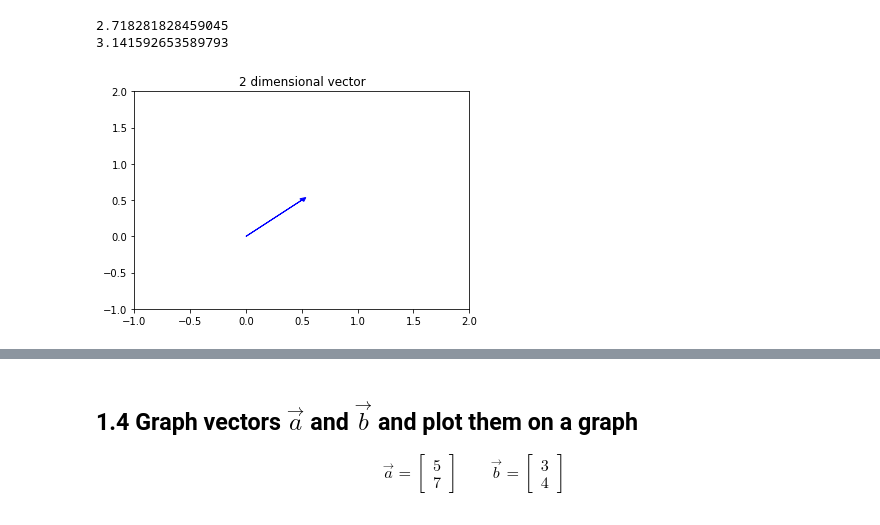
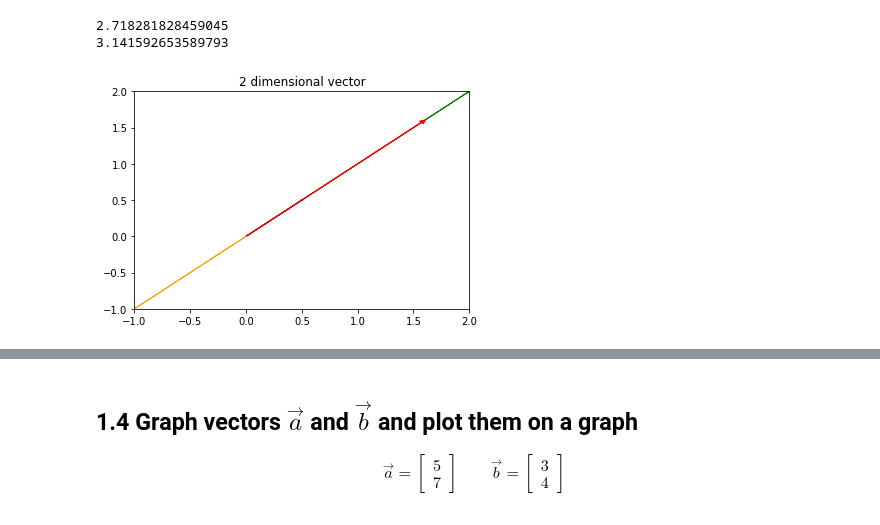
Before and after one commit to pedroescobedob/DS-Unit-1-Sprint-4-Linear-Algebra, a Jupyter notebook: Pedro_Escobedo_Linear_Algebra_Assignment.ipynb, the cells around one changed output, grey strips where cells are left out. Cells and saved outputs as stored; diff of their text form; code cells hidden in the pictures.

```diff
--- a/Pedro_Escobedo_Linear_Algebra_Assignment.ipynb
+++ b/Pedro_Escobedo_Linear_Algebra_Assignment.ipynb
@@ -57,18 +57,28 @@ print(pi)
 # %% [output]
 2.718281828459045
 3.141592653589793
+# %%
+green = np.multiply(5, blue)
+
+red = np.multiply(math.pi, blue)
+
+orange = np.multiply(-1*(math.e), blue)
 # %%
 import math
 import matplotlib.pyplot as plt
 import numpy as np
 
 blue = np.array([.5, .5])
 
-plt.arrow(0,0, blue[0], blue[1],head_width=.05, head_length=0.05, color ='blue')
+plt.arrow(0, 0, .5, .5, head_width=.02, head_length=0.01, color = 'b')
+plt.arrow(0,0, green[0], green[1],head_width=.05, head_length=0.05, color ='green')
+plt.arrow(0,0, red[0], red[1],head_width=.05, head_length=0.05, color ='r')
+plt.arrow(0,0, orange[0], orange[1],head_width=.05, head_length=0.05, color ='orange')
 
+
+plt.ylim(-1,2)
 plt.xlim(-1,2)
-plt.ylim(-1,2)
 plt.title("2 dimensional vector")
 plt.show()
 # %% [output]
-[figure, old version]
+[figure, new version]
```
Also changed, not shown: parts of 4 cells of this notebook.
